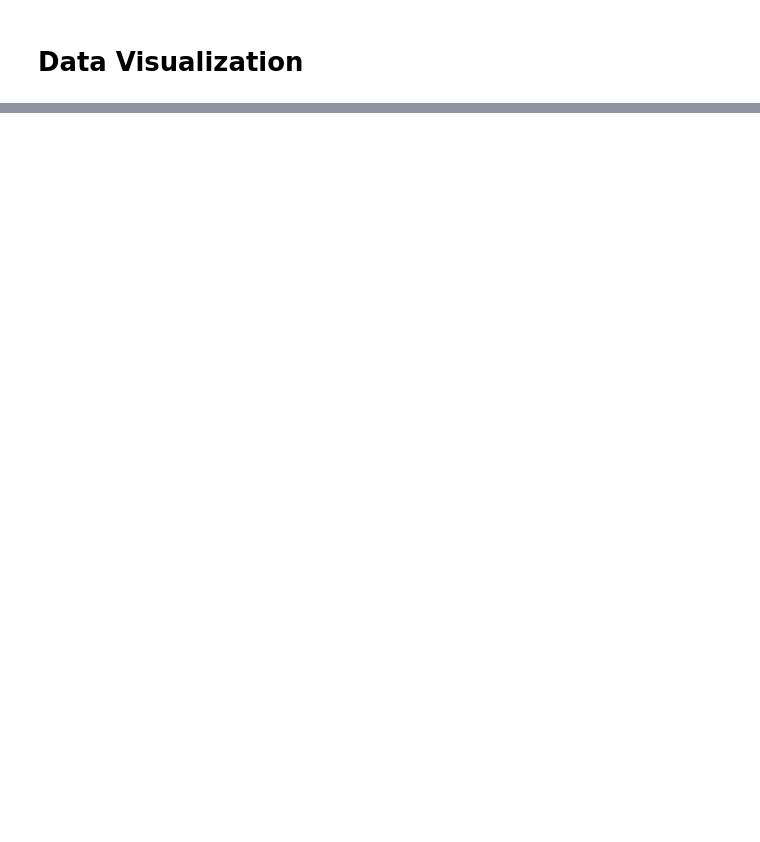
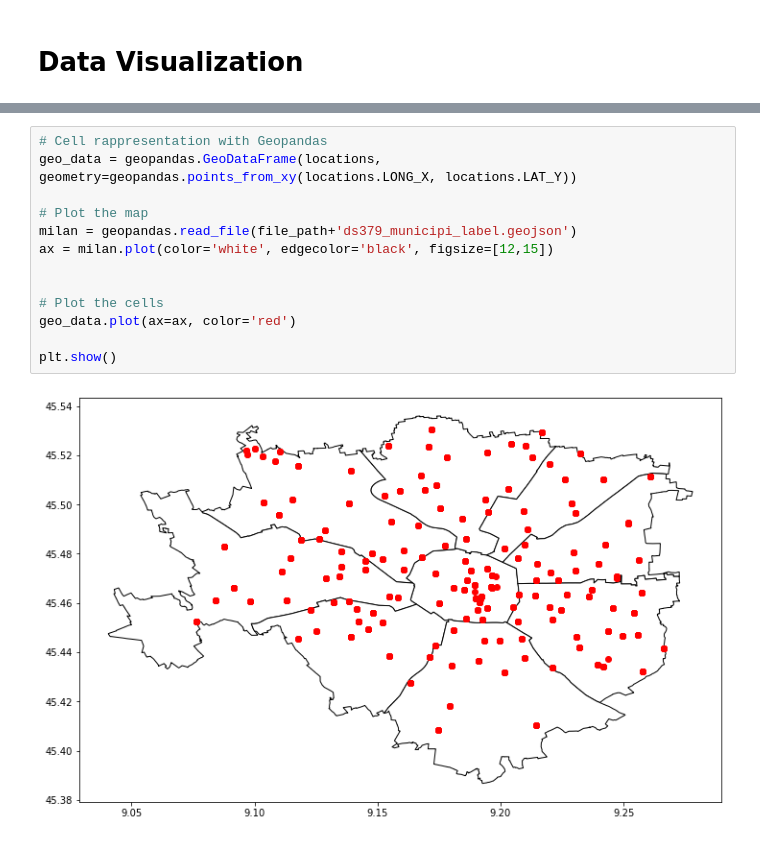
Before and after one commit to Patatone/Analysis-of-the-COVID-19-impact-on-LTE-Networks, a Jupyter notebook: Analysis_of_the_COVID_19_impact_on_LTE_Networks.ipynb, the cells around one changed output, grey strips where cells are left out. Saved outputs shown, nothing was run; the diff lists cells and outputs as text; blank space fills up the shorter version.

```diff
--- a/Analysis_of_the_COVID_19_impact_on_LTE_Networks.ipynb
+++ b/Analysis_of_the_COVID_19_impact_on_LTE_Networks.ipynb
@@ -271,3 +188,18 @@ plt.show()
+# %%
+# Cell rappresentation with Geopandas
+geo_data = geopandas.GeoDataFrame(locations, geometry=geopandas.points_from_xy(locations.LONG_X, locations.LAT_Y))
+
+# Plot the map
+milan = geopandas.read_file(file_path+'ds379_municipi_label.geojson')
+ax = milan.plot(color='white', edgecolor='black', figsize=[12,15])
+
+
+# Plot the cells
+geo_data.plot(ax=ax, color='red')
+
+plt.show()
+# %% [output]
+[figure, added]
 # %%
 # This section makes a box plot of the daily statiscs regarding the number of connected
 # users to the cell taken as example. For each day, the following statistics are extracted from the considered
```
Also changed, not shown: parts of 14 cells of this notebook.
